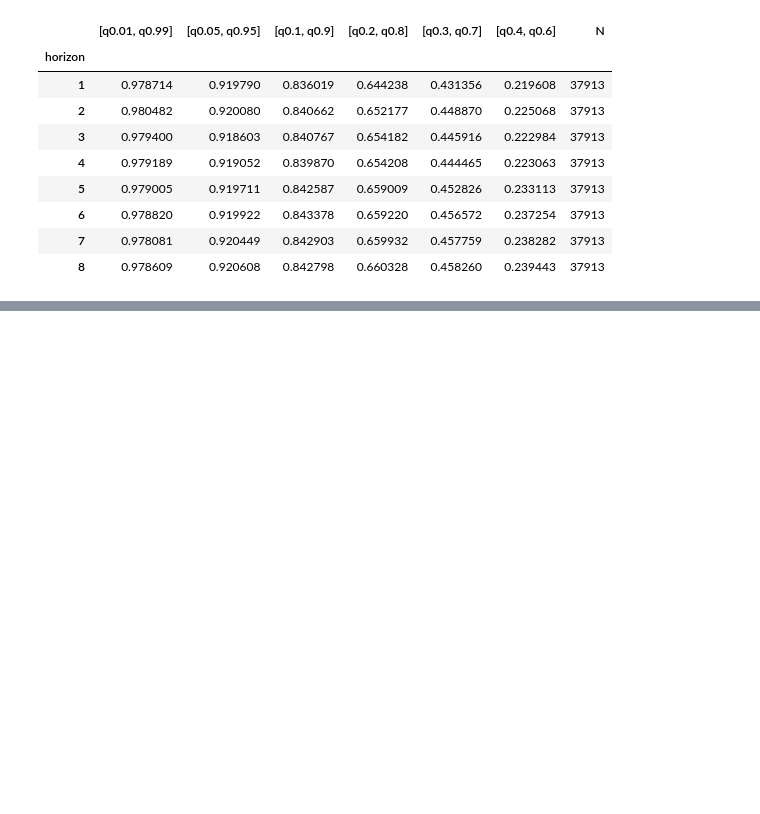
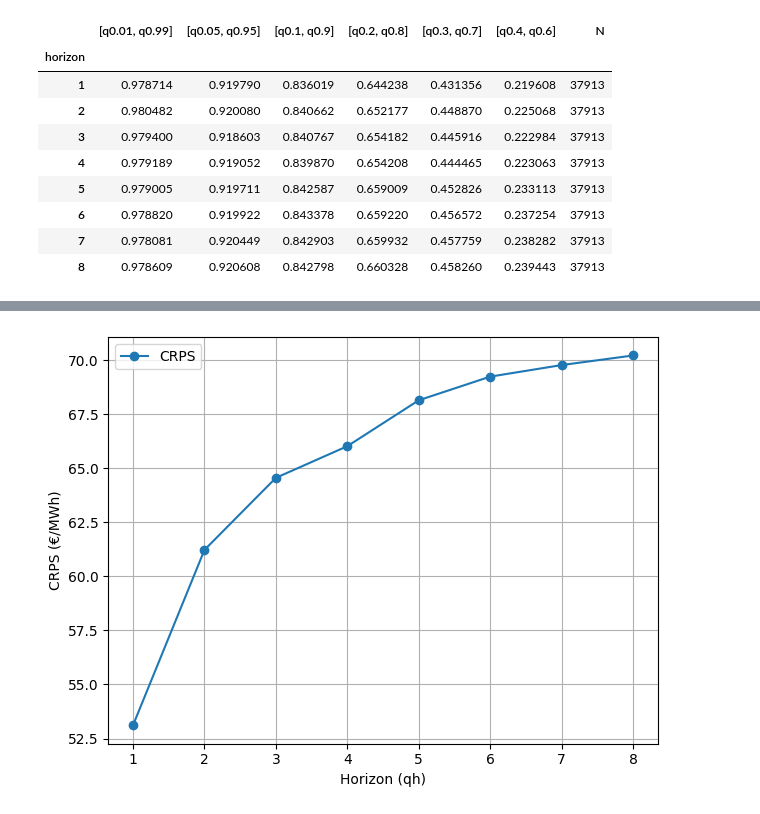
Before and after one commit to arnaud-vs/battery-control, a Jupyter notebook: DA_Optimization_Git/Notebooks/Test_forecast_accuracy.ipynb, the cells around one changed output, grey strips where cells are left out. Cells and saved outputs as stored; diff of their text form; code cells hidden in the pictures; blank space fills up the shorter version.

```diff
--- a/DA_Optimization_Git/Notebooks/Test_forecast_accuracy.ipynb
+++ b/DA_Optimization_Git/Notebooks/Test_forecast_accuracy.ipynb
@@ -126,0 +138,4 @@ plot_calibration_curve(prob_out["calibration"], horizon=8)
+# %%
+plot_prob_crps(prob_out["crps"], title="")
+# %% [output]
+[figure, added]
```
Also changed, not shown: parts of 7 cells of this notebook, 22 other files.
